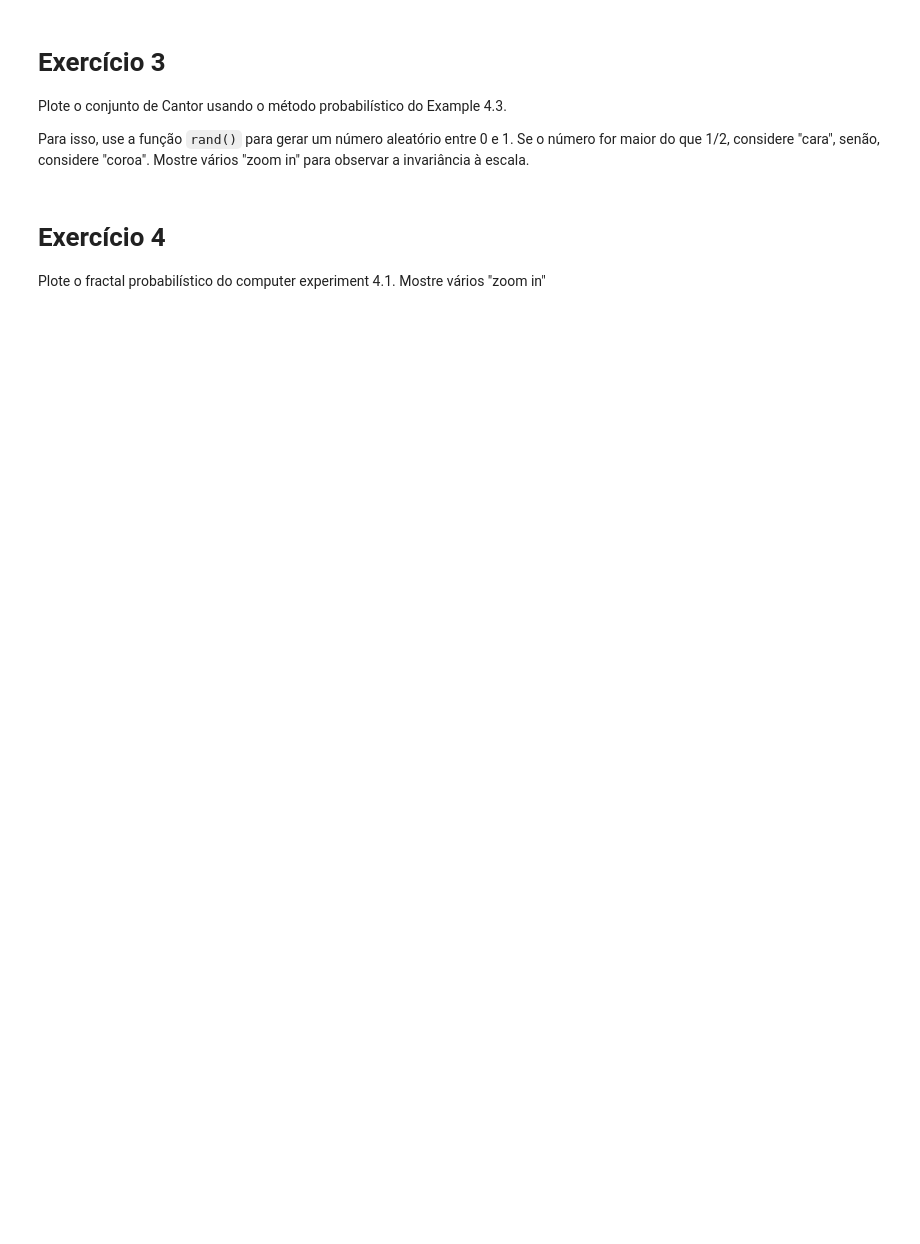
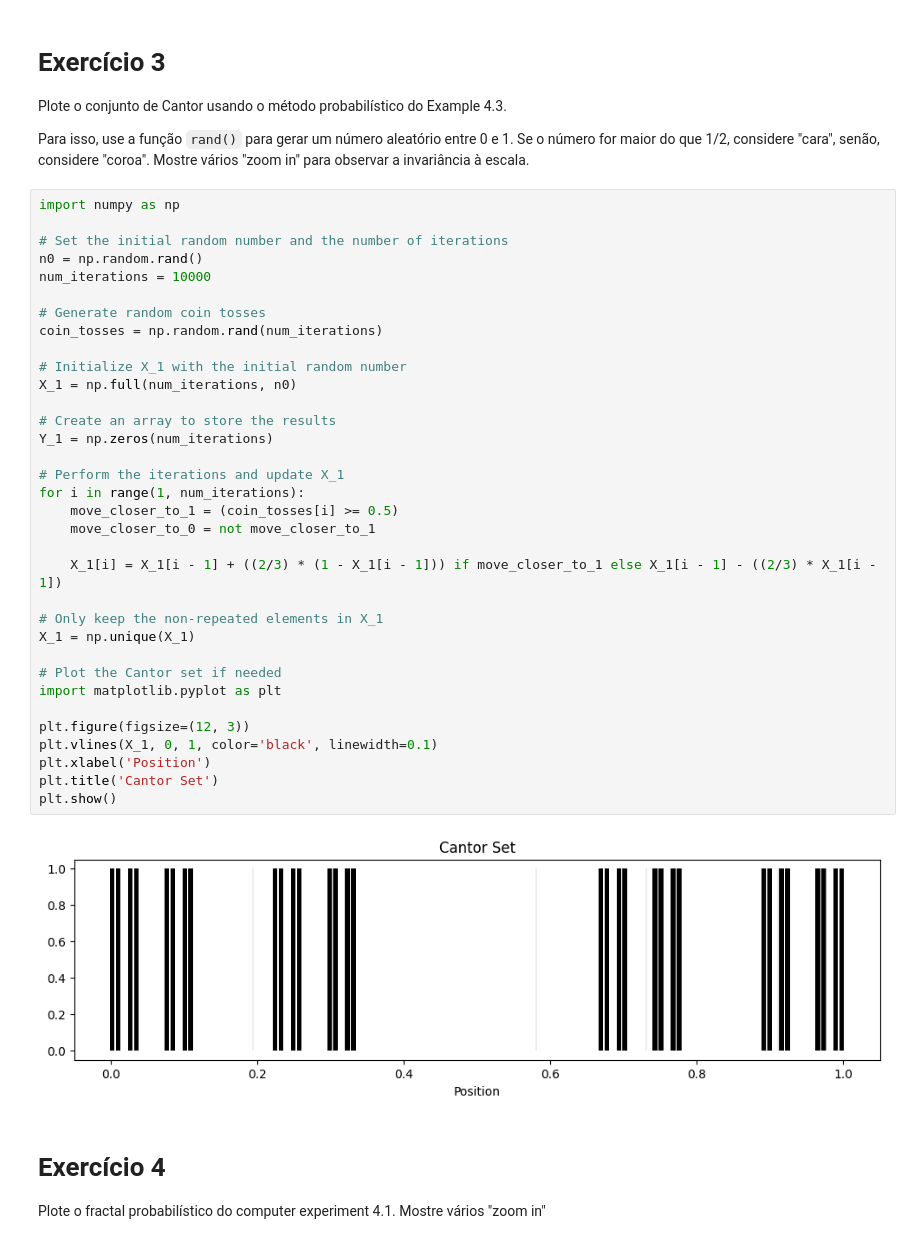
Before and after one commit to vini-fda/FM_223_Lista5, a Jupyter notebook: lista5.ipynb, the cells around one changed output. Drawn from its saved outputs; the diff is of its cells as text; blank space fills up the shorter version.

```diff
--- a/lista5.ipynb
+++ b/lista5.ipynb
@@ -58,6 +82,42 @@ Mostre que o conjunto de Cantor do terço-médio é incontável
 Plote o conjunto de Cantor usando o método probabilístico do Example 4.3.
 
 Para isso, use a função `rand()` para gerar um número aleatório entre 0 e 1. Se o número for maior do que 1/2, considere "cara", senão, considere "coroa". Mostre vários "zoom in" para observar a invariância à escala.
+# %%
+import numpy as np
+
+# Set the initial random number and the number of iterations
+n0 = np.random.rand()
+num_iterations = 10000
+
+# Generate random coin tosses
+coin_tosses = np.random.rand(num_iterations)
+
+# Initialize X_1 with the initial random number
+X_1 = np.full(num_iterations, n0)
+
+# Create an array to store the results
+Y_1 = np.zeros(num_iterations)
+
+# Perform the iterations and update X_1
+for i in range(1, num_iterations):
+    move_closer_to_1 = (coin_tosses[i] >= 0.5)
+    move_closer_to_0 = not move_closer_to_1
+
+    X_1[i] = X_1[i - 1] + ((2/3) * (1 - X_1[i - 1])) if move_closer_to_1 else X_1[i - 1] - ((2/3) * X_1[i - 1])
+
+# Only keep the non-repeated elements in X_1
+X_1 = np.unique(X_1)
+
+# Plot the Cantor set if needed
+import matplotlib.pyplot as plt
+
+plt.figure(figsize=(12, 3))
+plt.vlines(X_1, 0, 1, color='black', linewidth=0.1)
+plt.xlabel('Position')
+plt.title('Cantor Set')
+plt.show()
+# %% [output]
+[figure, added]
 # %% [markdown]
 # Exercício 4
 
```
Also changed, not shown: parts of 10 cells of this notebook.
